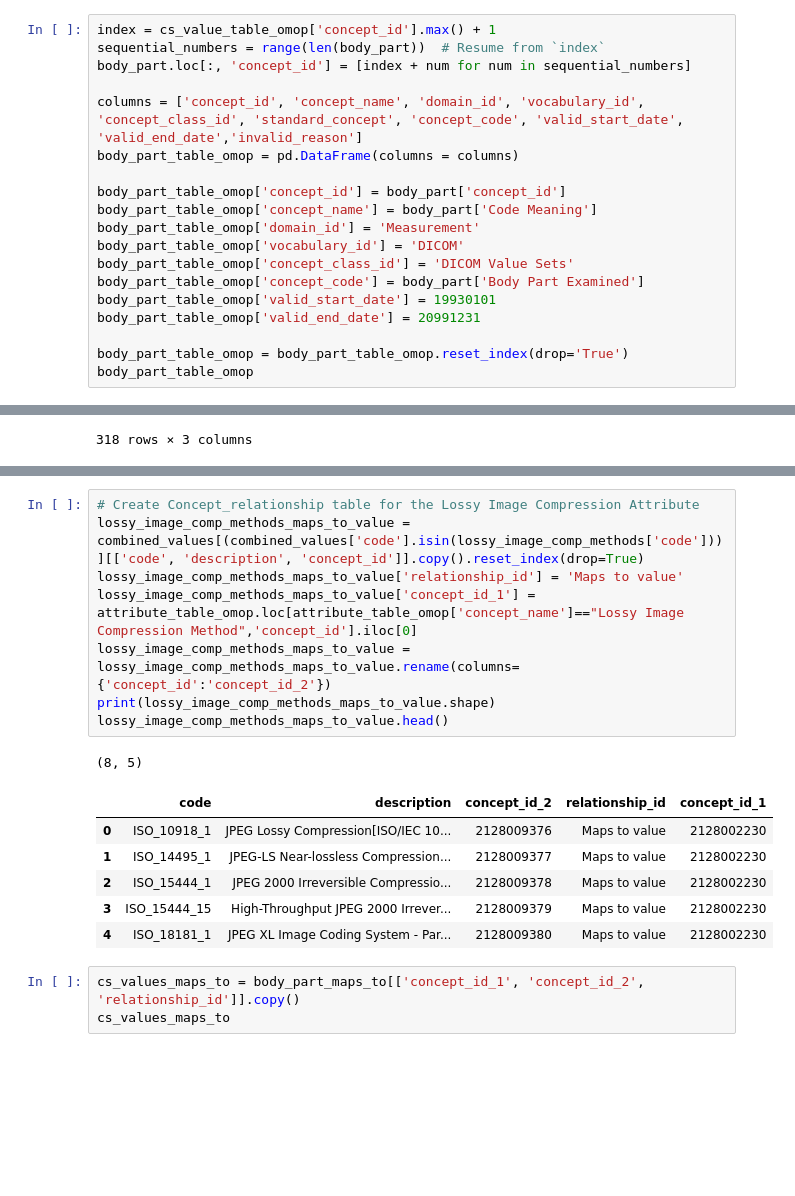
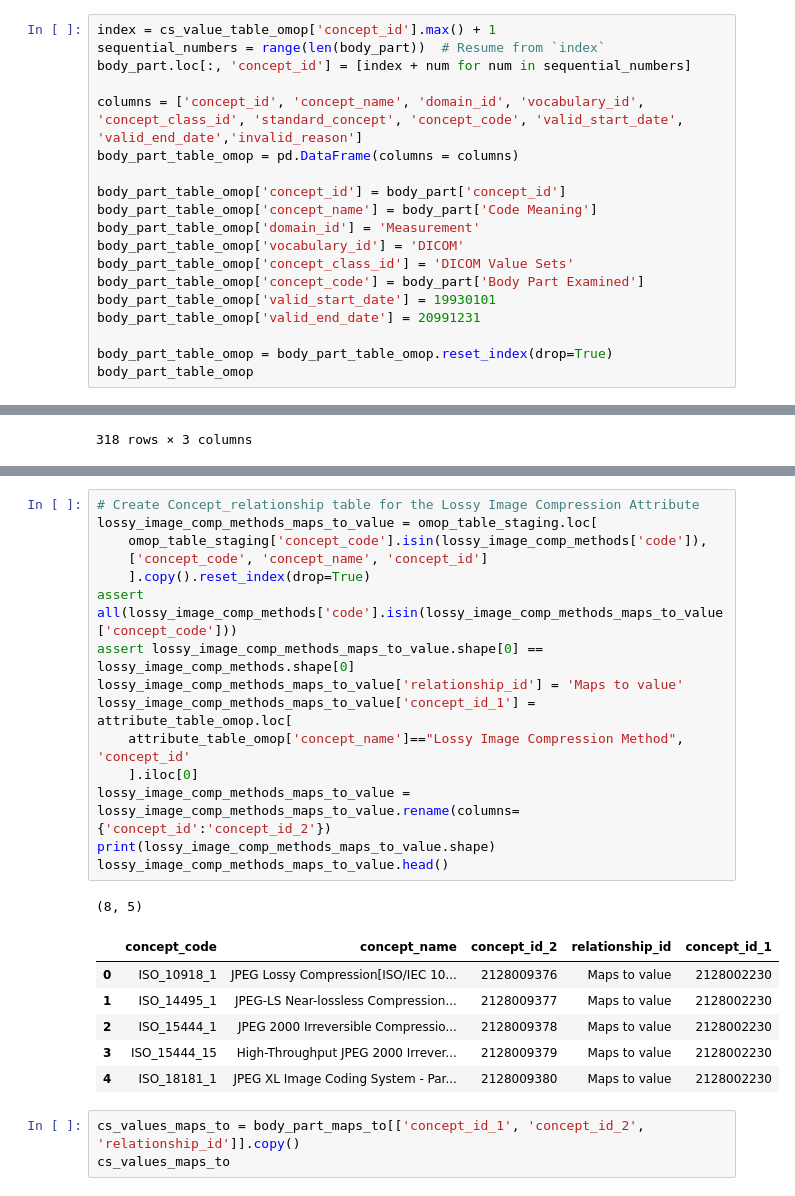
Before and after one commit to paulnagy/DICOM2OMOP, a Jupyter notebook: dicom_standard_to_omop/transform_dicom_to_omop.ipynb, the cells around one changed output, grey strips where cells are left out. Drawn from its saved outputs; the diff is of its cells as text; blank space fills up the shorter version.

```diff
--- a/dicom_standard_to_omop/transform_dicom_to_omop.ipynb
+++ b/dicom_standard_to_omop/transform_dicom_to_omop.ipynb
@@ -337,7 +350,7 @@ body_part_table_omop['concept_code'] = body_part['Body Part Examined']
 body_part_table_omop['valid_start_date'] = 19930101
 body_part_table_omop['valid_end_date'] = 20991231
 
-body_part_table_omop = body_part_table_omop.reset_index(drop='True')
+body_part_table_omop = body_part_table_omop.reset_index(drop=True)
 body_part_table_omop
 # %% [output]
 |  | concept_id | concept_name | domain_id | vocabulary_id | concept_class_id | standard_concept | concept_code | ... |
@@ -777,14 +823,21 @@ patient_position_maps_to_value.head()
 # %%
 # Create Concept_relationship table for the Lossy Image Compression Attribute
-lossy_image_comp_methods_maps_to_value = combined_values[(combined_values['code'].isin(lossy_image_comp_methods['code']))][['code', 'description', 'concept_id']].copy().reset_index(drop=True)
+lossy_image_comp_methods_maps_to_value = omop_table_staging.loc[
+    omop_table_staging['concept_code'].isin(lossy_image_comp_methods['code']),
+    ['concept_code', 'concept_name', 'concept_id']
+    ].copy().reset_index(drop=True)
+assert all(lossy_image_comp_methods['code'].isin(lossy_image_comp_methods_maps_to_value['concept_code']))
+assert lossy_image_comp_methods_maps_to_value.shape[0] == lossy_image_comp_methods.shape[0]
 lossy_image_comp_methods_maps_to_value['relationship_id'] = 'Maps to value'
-lossy_image_comp_methods_maps_to_value['concept_id_1'] = attribute_table_omop.loc[attribute_table_omop['concept_name']=="Lossy Image Compression Method",'concept_id'].iloc[0]
+lossy_image_comp_methods_maps_to_value['concept_id_1'] = attribute_table_omop.loc[
+    attribute_table_omop['concept_name']=="Lossy Image Compression Method", 'concept_id'
+    ].iloc[0]
 lossy_image_comp_methods_maps_to_value = lossy_image_comp_methods_maps_to_value.rename(columns={'concept_id':'concept_id_2'})
 print(lossy_image_comp_methods_maps_to_value.shape)
 lossy_image_comp_methods_maps_to_value.head()
 # %% [output]
 (8, 5)
-|  | code | description | concept_id_2 | relationship_id | concept_id_1 |
+|  | concept_code | concept_name | concept_id_2 | relationship_id | concept_id_1 |
 | 0 | ISO_10918_1 | JPEG Lossy Compression[ISO/IEC 10... | 2128009376 | Maps to value | 2128002230 |
 | 1 | ISO_14495_1 | JPEG-LS Near-lossless Compression... | 2128009377 | Maps to value | 2128002230 |
 | 2 | ISO_15444_1 | JPEG 2000 Irreversible Compressio... | 2128009378 | Maps to value | 2128002230 |
```
Also changed, not shown: parts of 6 cells of this notebook, 2 other files.
